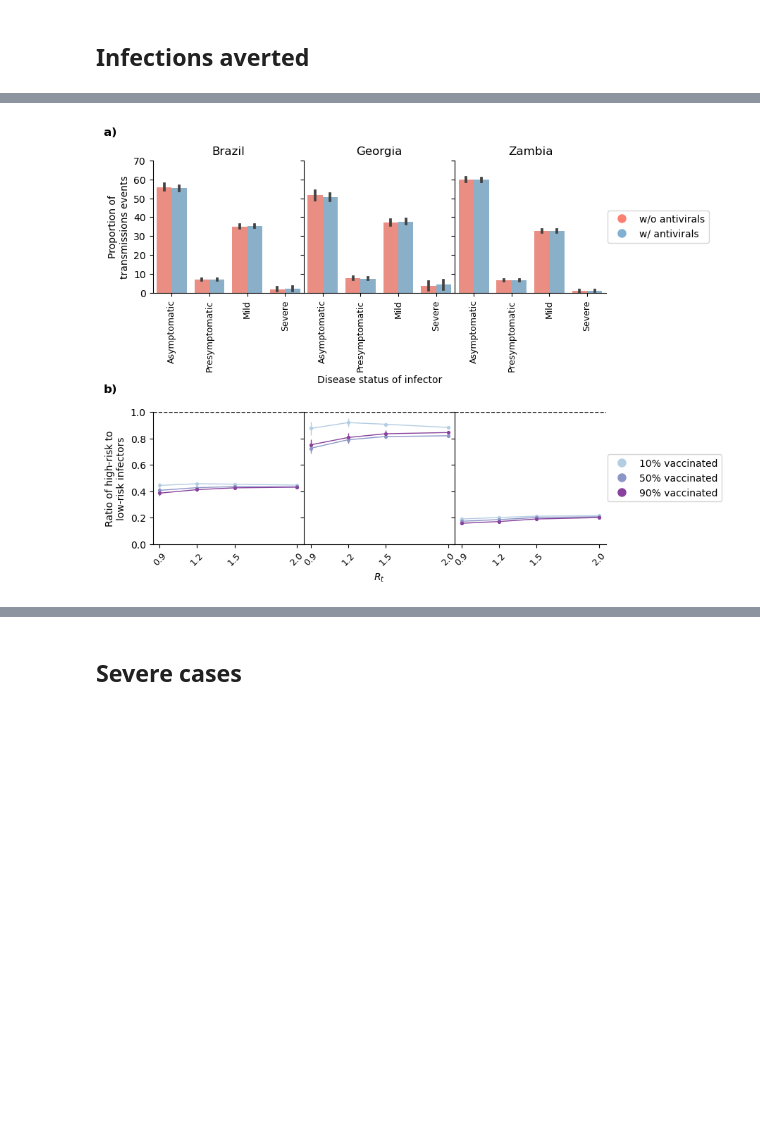
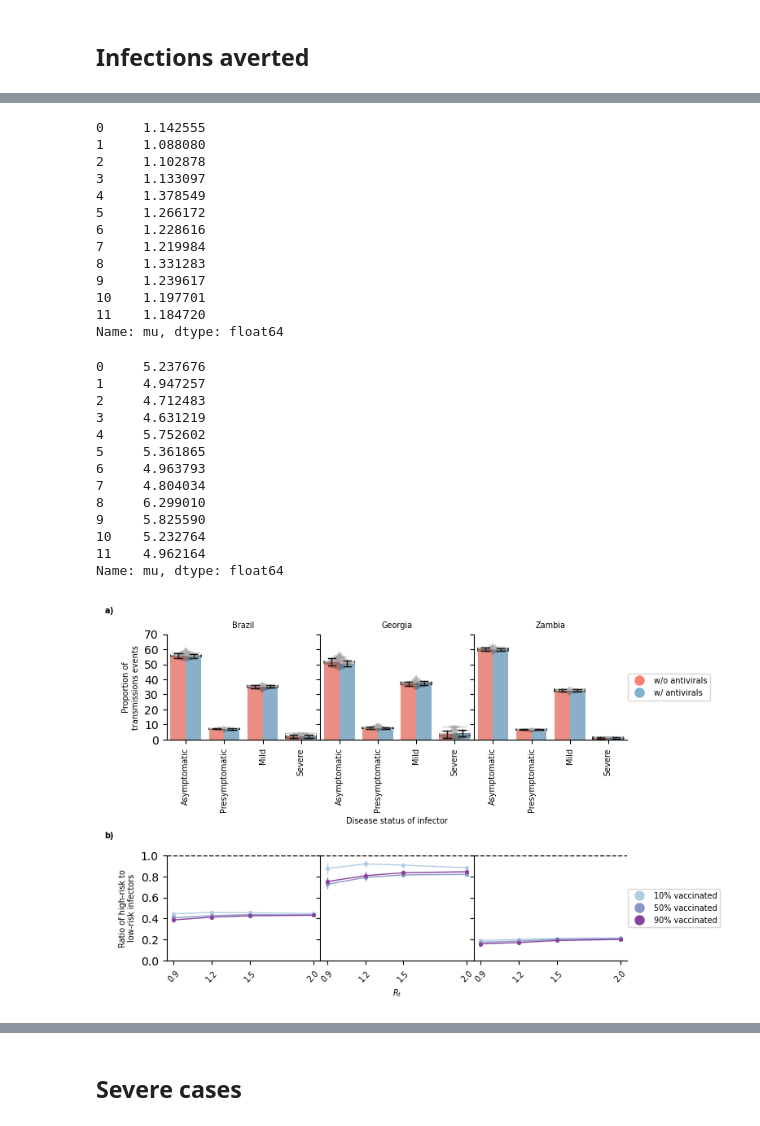
Before and after one commit to AMC-LAEB/PATAT-sim, a Jupyter notebook: projects/av_therapeutics/han-et-al_av_therapeutics.ipynb, the cells around one changed output, grey strips where cells are left out. Saved outputs shown, nothing was run; the diff lists cells and outputs as text; code cells hidden in the pictures; blank space fills up the shorter version.

```diff
--- a/projects/av_therapeutics/han-et-al_av_therapeutics.ipynb
+++ b/projects/av_therapeutics/han-et-al_av_therapeutics.ipynb
@@ -55,3 +52,14 @@ Mean testing rate in NL (2021 - Q1/2022) =  7551.743032789028
 Mean testing rate in NL (Q2/2022) =  640.8287955417419
 # %% [markdown]
 ## Country demographics
+# %%
+age_bins = ['0-4', '5-9', '10-14', '15-19', '20-24', '25-29', '30-34', '35-39', '40-44', '45-49', '50-54', '55-59', '60-64', '65-69', '70-74', '75-79', '80-84', '85-89', '90-94', '95-99']
+age_df = pd.read_excel('./data/WPP2022_POP_F02_1_POPULATION_5-YEAR_AGE_GROUPS_BOTH_SEXES.xlsx')
+age_df = age_df[~pd.isna(age_df['ISO3 Alpha-code'])&(age_df['Year']==2021)].set_index("ISO3 Alpha-code")
+age_df['95-99'] = age_df['95-99'] + age_df['100+']
+age_df = age_df[age_bins]
+age_df = age_df.div(age_df.sum(axis=1), axis=0)
+display (age_df.head())
+
+match_lmic_df = pd.read_csv('./data/lmic_age_structure_match.csv')
+match_lmic_df.head()
@@ -149,4 +197,5 @@ for country in country_list:
         summary_data_df = pd.DataFrame.from_dict(summary_data_df)
         summary_data_df.to_csv("./data/summary_%s.csv"%(country), index=False)
 
-    #display (summary_data_df.head())
+    print (country)
+    display (summary_data_df.head())
@@ -340,7 +425,7 @@ infected_n VE 0 TestProb 0.65 Risk 0.2 SympRes 1 TestAsymp 0
 # %%
 with plt.style.context('default'):
-    fig = plt.figure(figsize=(8.3, 11.8 * 0.6))
-    gs = GridSpec(nrows=2, ncols=3, wspace=0., hspace=0.9)
+    fig = plt.figure(figsize=(7.3, 10.4 * 0.5))
+    gs = GridSpec(nrows=2, ncols=3, wspace=0., hspace=1.1)
 
     ## breakdown of transmissions by disease severity ##
     cmap = ["#fb8072", "#80b1d3"]
@@ -366,24 +451,25 @@ with plt.style.context('default'):
                 print (dissev, plot_df[(plot_df['dissev']==dissev)&(plot_df['baseline']==baseline)]['mu'].mean(),
                        plot_df[(plot_df['dissev']==dissev)&(plot_df['baseline']==baseline)]['mu'].std(ddof=1))"""
 
-        g = sns.barplot(x='dissev', y='mu', hue='baseline', data=plot_df, ci='sd', ax=ax, palette=cmap)
+        g = sns.barplot(x='dissev', y='mu', hue='baseline', data=plot_df, ci='sd', ax=ax, palette=cmap, capsize=0.2, errwidth=1., errcolor='k',)
+        g = sns.swarmplot(x='dissev', y='mu', hue='baseline', data=plot_df, color='#929292', size=0.5, alpha=0.6)
         g.legend_.remove()
         ax.set_xlabel("")
         if j == 0:
-            ax.set_ylabel("Proportion of\ntransmissions events")
+            ax.set_ylabel("Proportion of\ntransmissions events", fontsize=7)
         else:
             ax.set_ylabel("")
             ax.set_yticklabels([])
         if j == 1:
-            ax.set_xlabel("Disease status of infector")
+            ax.set_xlabel("Disease status of infector", fontsize=7)
         else:
             ax.set_xlabel("")
-        ax.set_xticklabels(['Asymptomatic', 'Presymptomatic', 'Mild', 'Severe'], rotation=90, fontsize=9)
+        ax.set_xticklabels(['Asymptomatic', 'Presymptomatic', 'Mild', 'Severe'], rotation=90, fontsize=7)
         ax.set_ylim(0, 70)
         ax.set_yticks(np.linspace(0., 70, 8))
         for axis in ['top', 'right']:
             ax.spines[axis].set_visible(False)
-        ax.set_title(country.capitalize())
+        ax.set_title(country.capitalize(), fontsize=7)
 
     # legend
     legend_elements = []
@@ -392,7 +478,7 @@ with plt.style.context('default'):
                                       label='w/ antivirals' if baseline > 0 else 'w/o antivirals',
                                       markerfacecolor=cmap[baseline], lw=0.,
                                       markersize=8),)
-    ax.legend(handles=legend_elements, loc='center left', bbox_to_anchor=(.98, 0.5))
+    ax.legend(handles=legend_elements, loc='center left', bbox_to_anchor=(.98, 0.5), fontsize=7)
 
     ## breakdown of transmissions by risk type ##
     cmap = ['#b3cde3','#8c96c6','#88419d']
@@ -415,18 +501,18 @@ with plt.style.context('default'):
 
             ax.errorbar(fdf['Rt'], fdf['mu'], yerr=fdf['sd'], c=cmap[v], lw=1., zorder=100) # c=ntest_cols[k], lw=1., ls=ntest_linestyles[k],)
             ax.scatter(fdf['Rt'], fdf['mu'], c=cmap[v], s=30, marker=".", zorder=200)
-        #display (1/plot_df['mu'])
+        display (1/plot_df['mu'])
 
         ax.set_ylim(0., 1.)
         ax.set_xticks(fdf['Rt'].unique())
-        ax.tick_params(axis='x', rotation=45, labelsize=9)
+        ax.tick_params(axis='x', rotation=45, labelsize=7)
         ax.axhline(1., c='k', ls='--', lw=1.)
         if j == 1:
-            ax.set_xlabel(r"$R_t$")
+            ax.set_xlabel(r"$R_t$", fontsize=7)
         if j > 0:
             ax.set_yticklabels([])
         else:
-            ax.set_ylabel('Ratio of high-risk to\nlow-risk infectors')
+            ax.set_ylabel('Ratio of high-risk to\nlow-risk infectors', fontsize=7)
         for axis in ['top', 'right']:
             ax.spines[axis].set_visible(False)
 
@@ -439,11 +525,11 @@ with plt.style.context('default'):
                                           label="%i%% vaccinated"%(vacc_prob*100),
                                           markerfacecolor=cmap[v], lw=0.,
                                           markersize=8),)
-        ax.legend(handles=legend_elements, loc='center left', bbox_to_anchor=(.98, 0.5))
+        ax.legend(handles=legend_elements, loc='center left', bbox_to_anchor=(.98, 0.5), fontsize=7)
 
-    fig.text(x=0.04, y=0.93, s=r"$\bf{a)}$", fontsize=12, transform=fig.transFigure)
-    fig.text(x=0.04, y=0.415, s=r"$\bf{b)}$", fontsize=12, transform=fig.transFigure)
+    fig.text(x=0.02, y=0.93, s=r"$\bf{a)}$", fontsize=7, transform=fig.transFigure)
+    fig.text(x=0.02, y=0.4, s=r"$\bf{b)}$", fontsize=7, transform=fig.transFigure)
 
-    plt.savefig('./figures/FigureS3.png', dpi=600, bbox_inches='tight')
+    plt.savefig('./figures/FigureS3.png', dpi=330, bbox_inches='tight')
     plt.show()
 # %% [output]
@@ -450 +549,27 @@ with plt.style.context('default'):
+0     1.142555
+1     1.088080
+2     1.102878
+3     1.133097
+4     1.378549
+5     1.266172
+6     1.228616
+7     1.219984
+8     1.331283
+9     1.239617
+10    1.197701
+11    1.184720
+Name: mu, dtype: float64
+0     5.237676
+1     4.947257
+2     4.712483
+3     4.631219
+4     5.752602
+5     5.361865
+6     4.963793
+7     4.804034
+8     6.299010
+9     5.825590
+10    5.232764
+11    4.962164
+Name: mu, dtype: float64
-[figure, old version]
+[figure, new version]
```
Also changed, not shown: parts of 17 cells of this notebook, 25 other files.
